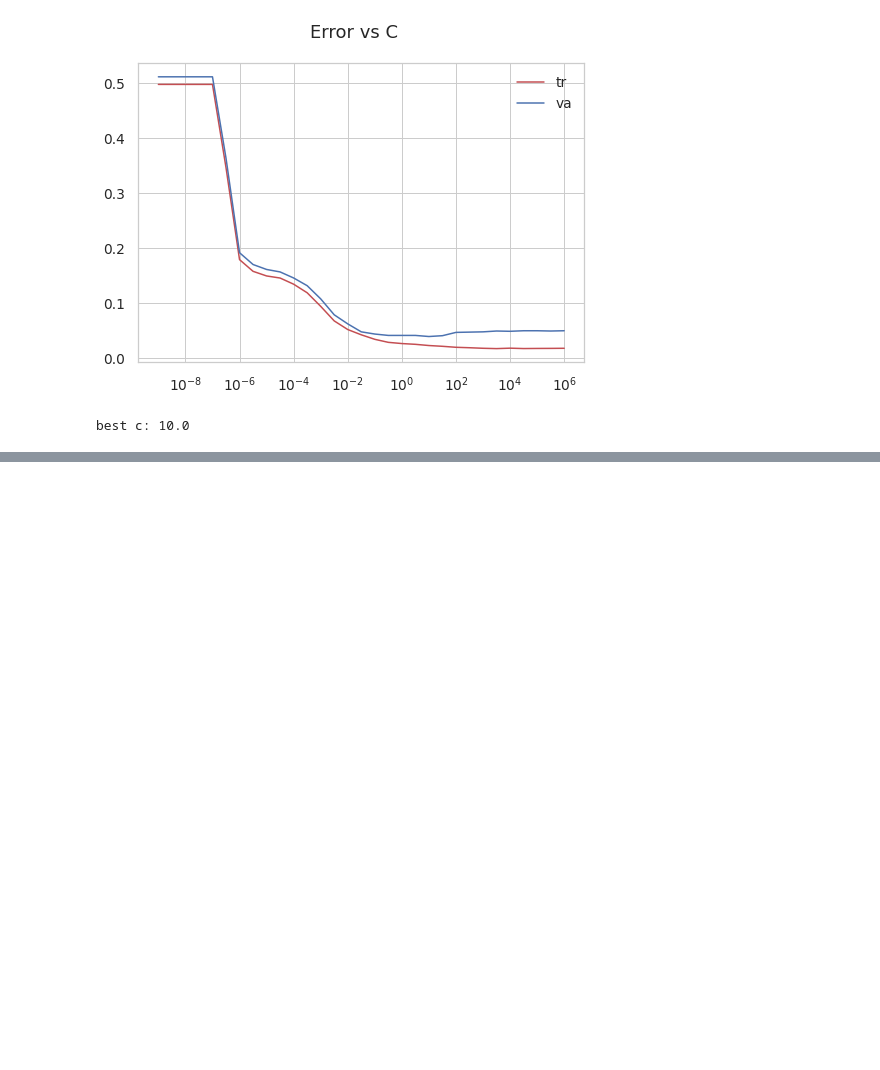
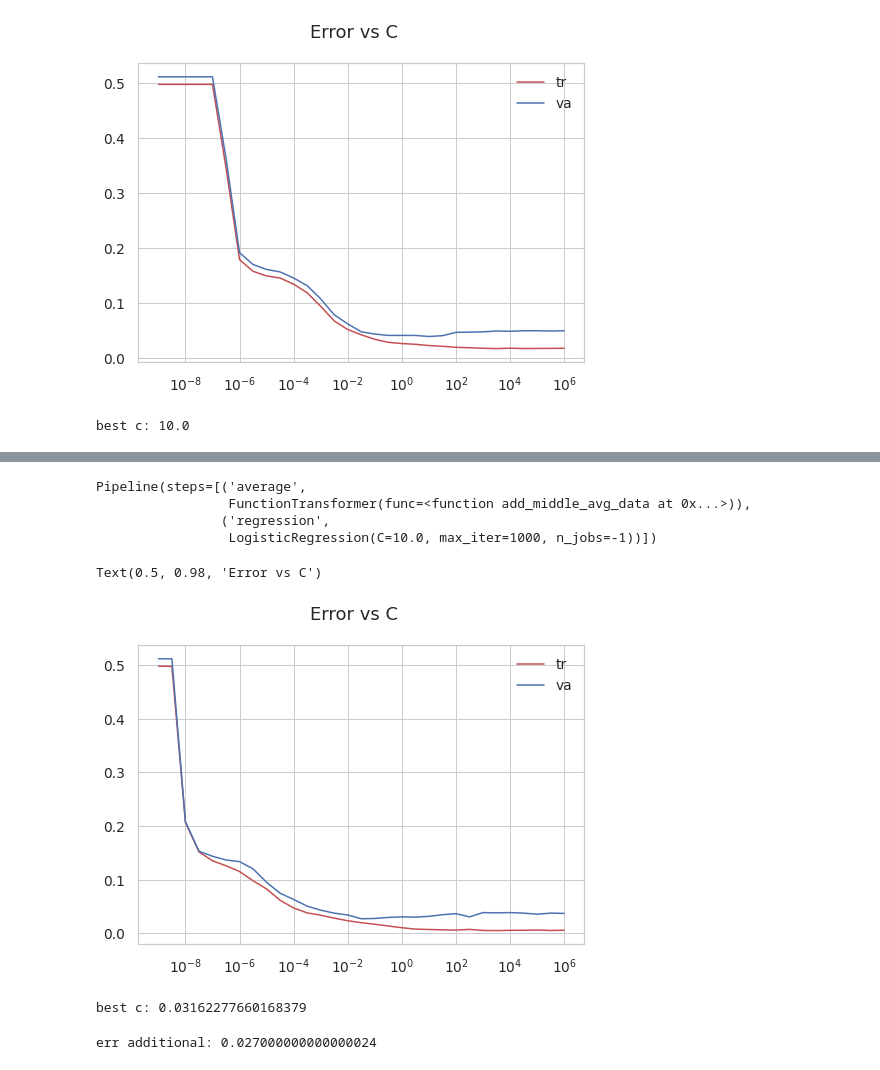
Before and after one commit to kenziesimpson/comp-135-proj-A, a Jupyter notebook: Problem 2.ipynb, the cells around one changed output, grey strips where cells are left out. Saved outputs shown, nothing was run; the diff lists cells and outputs as text; code cells hidden in the pictures; blank space fills up the shorter version.

```diff
--- a/Problem 2.ipynb
+++ b/Problem 2.ipynb
@@ -218,0 +230,13 @@ best c: 10.0
+# %%
+pipeline = sklearn.pipeline.Pipeline([
+    ('average', sklearn.preprocessing.FunctionTransformer(func=add_middle_avg_data)),
+    ('regression', sklearn.linear_model.LogisticRegression(
+        max_iter=my_max_iter, solver=my_solver, C=best_c_transform, n_jobs=-1))
+])
+
+pipeline.fit(x_tr_NF, y_tr_N)
+# %% [output]
+Pipeline(steps=[('average',
+                 FunctionTransformer(func=<function add_middle_avg_data at 0x...>)),
+                ('regression',
+                 LogisticRegression(C=10.0, max_iter=1000, n_jobs=-1))])
@@ -249,0 +293,37 @@ matrix = add_adjacency_data(x_tr_NF)
+# %%
+x_tr_adj_N2F = add_adjacency_data(x_tr_NF)
+x_tr_all_adj_N2F = add_adjacency_data(x_tr_all_NF)
+x_va_adj_M2F = add_adjacency_data(x_va_MF)
+x_te_adj_M2F = add_adjacency_data(x_te_MF)
+# %%
+extra_err_tr = []
+extra_err_va = []
+
+for C in my_c_grid:
+    lr = sklearn.linear_model.LogisticRegression(max_iter=my_max_iter, solver=my_solver, C=C, n_jobs=-1)
+
+    lr.fit(x_tr_adj_N2F, y_tr_N)
+
+    yhat_tr_N = lr.predict(x_tr_adj_N2F)
+    yhat_va_M = lr.predict(x_va_adj_M2F)
+
+    extra_err_tr.append(sklearn.metrics.zero_one_loss(y_tr_N, yhat_tr_N))
+    extra_err_va.append(sklearn.metrics.zero_one_loss(y_va_M, yhat_va_M))
+# %%
+plt.plot(my_c_grid, extra_err_tr, 'r-', label='tr')
+plt.plot(my_c_grid, extra_err_va, 'b-', label='va')
+plt.xscale('log')
+plt.legend(loc='upper right')
+plt.suptitle('Error vs C')
+# %% [output]
+Text(0.5, 0.98, 'Error vs C')
+[figure, added]
+# %%
+best_c_additional = my_c_grid[np.argmin(extra_err_va)]
+print('best c:', best_c_additional)
+# %% [output]
+best c: 0.03162277660168379
+# %%
+print('err additional:', np.min(extra_err_va))
+# %% [output]
+err additional: 0.027000000000000024
```
Also changed, not shown: parts of 11 cells of this notebook, 1 other file.
